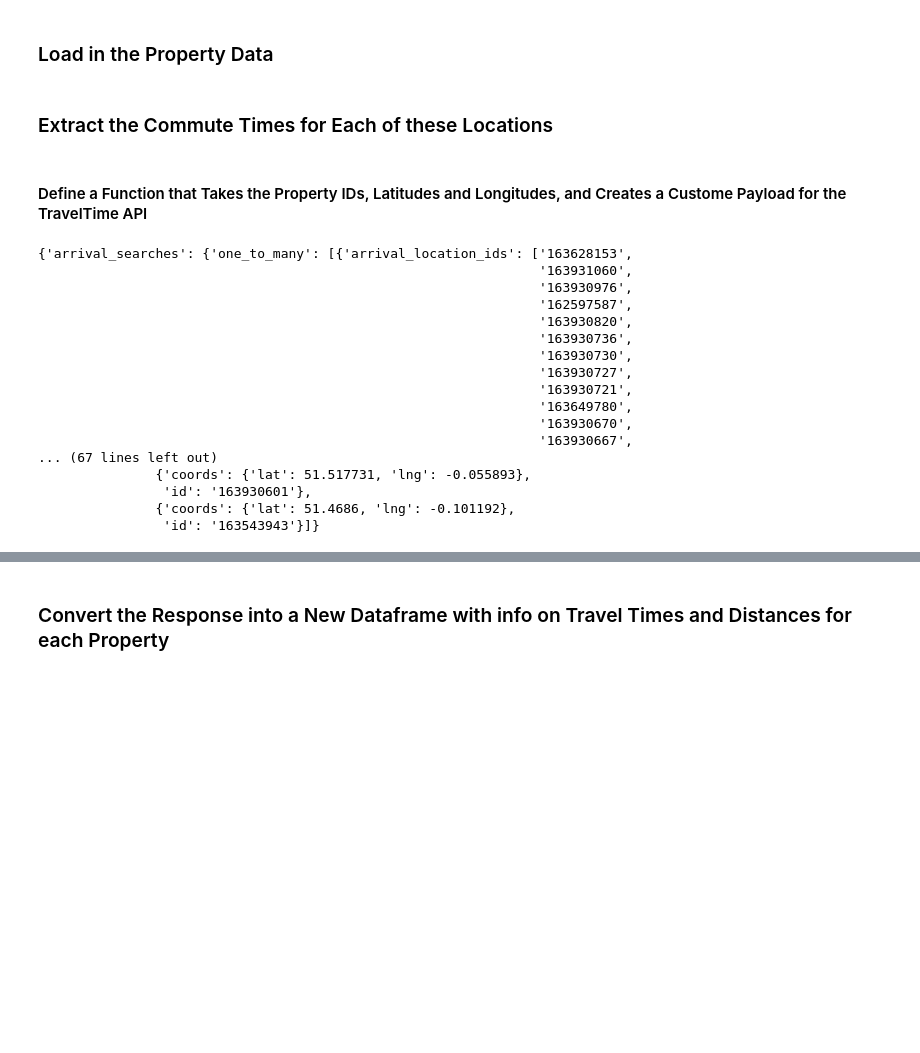
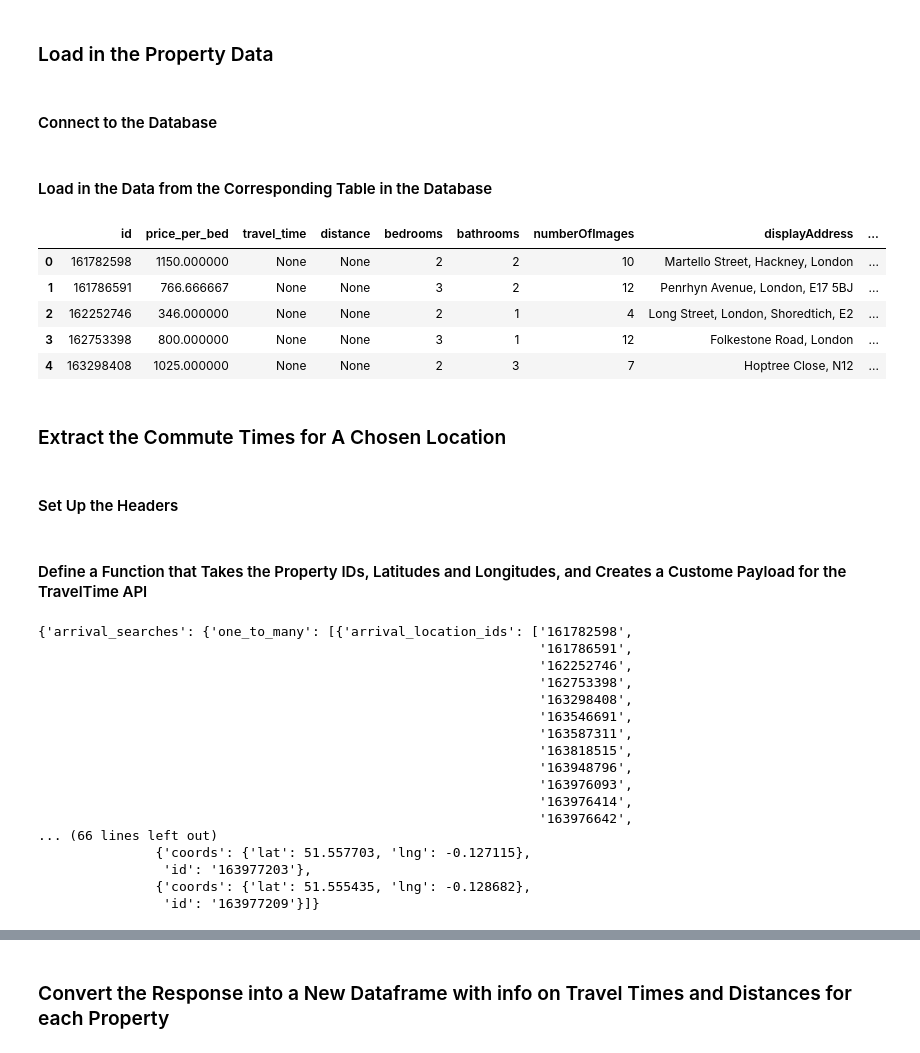
Before and after one commit to danielhalm1407/Rental_Market_Analysis, a Jupyter notebook: Notebooks/NB03_Extract_Travel_Time_Data.ipynb, the cells around one changed output, grey strips where cells are left out. Cells and saved outputs as stored; diff of their text form; code cells hidden in the pictures; blank space fills up the shorter version.

```diff
--- a/Notebooks/NB03_Extract_Travel_Time_Data.ipynb
+++ b/Notebooks/NB03_Extract_Travel_Time_Data.ipynb
@@ -132,0 +73,2 @@ filtered_df = pd.read_csv("../data/properties.csv").drop(columns = "Unnamed: 0")
+# %% [markdown]
+#### Connect to the Database
@@ -133,2 +77,17 @@ filtered_df = pd.read_csv("../data/properties.csv").drop(columns = "Unnamed: 0")
+# %% [markdown]
+#### Load in the Data from the Corresponding Table in the Database
+# %%
+with engine.connect() as connection:
+    rightmove_data = pd.read_sql(text(sqlq.GET_PROPERTIES_DATA_SQL_QUERY), connection)
+rightmove_data.head()
+# %% [output]
+|  | id | price_per_bed | travel_time | distance | bedrooms | bathrooms | numberOfImages | displayAddress | ... |
+| 0 | 161782598 | 1150.000000 | None | None | 2 | 2 | 10 | Martello Street, Hackney, London | ... |
+| 1 | 161786591 | 766.666667 | None | None | 3 | 2 | 12 | Penrhyn Avenue, London, E17 5BJ | ... |
+| 2 | 162252746 | 346.000000 | None | None | 2 | 1 | 4 | Long Street, London, Shoredtich, E2 | ... |
+| 3 | 162753398 | 800.000000 | None | None | 3 | 1 | 12 | Folkestone Road, London | ... |
+| 4 | 163298408 | 1025.000000 | None | None | 2 | 3 | 7 | Hoptree Close, N12 | ... |
 # %% [markdown]
-### Extract the Commute Times for Each of these Locations
+### Extract the Commute Times for A Chosen Location
+# %% [markdown]
+#### Set Up the Headers
@@ -183,26 +148,26 @@ def create_payload(df: pd.DataFrame, search_id: str="1", transportation_type: st
 
     return payload
 # %%
-payload_1 = create_payload(df=filtered_df)
+payload_1 = create_payload(rightmove_data)
 pprint(payload_1)
 # %% [output]
-{'arrival_searches': {'one_to_many': [{'arrival_location_ids': ['163628153',
-                                                                '163931060',
-                                                                '163930976',
-                                                                '162597587',
-                                                                '163930820',
-                                                                '163930736',
-                                                                '163930730',
-                                                                '163930727',
-                                                                '163930721',
-                                                                '163649780',
-                                                                '163930670',
-                                                                '163930667',
-... (67 lines left out)
-               {'coords': {'lat': 51.517731, 'lng': -0.055893},
-                'id': '163930601'},
-               {'coords': {'lat': 51.4686, 'lng': -0.101192},
-                'id': '163543943'}]}
+{'arrival_searches': {'one_to_many': [{'arrival_location_ids': ['161782598',
+                                                                '161786591',
+                                                                '162252746',
+                                                                '162753398',
+                                                                '163298408',
+                                                                '163546691',
+                                                                '163587311',
+                                                                '163818515',
+                                                                '163948796',
+                                                                '163976093',
+                                                                '163976414',
+                                                                '163976642',
+... (66 lines left out)
+               {'coords': {'lat': 51.557703, 'lng': -0.127115},
+                'id': '163977203'},
+               {'coords': {'lat': 51.555435, 'lng': -0.128682},
+                'id': '163977209'}]}
 # %%
 # Make the request
 response = requests.post(
```
Also changed, not shown: parts of 21 cells of this notebook, 20 other files.
